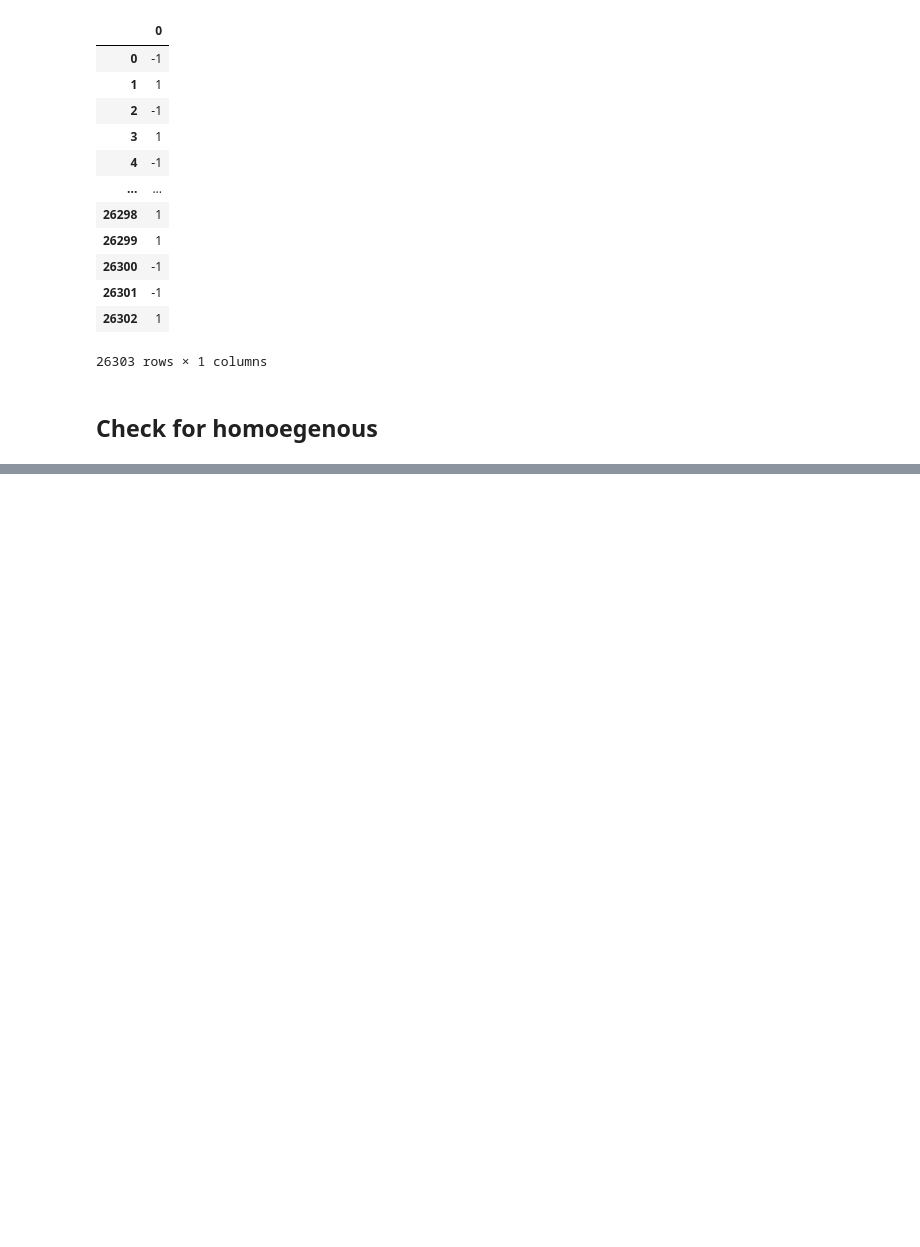
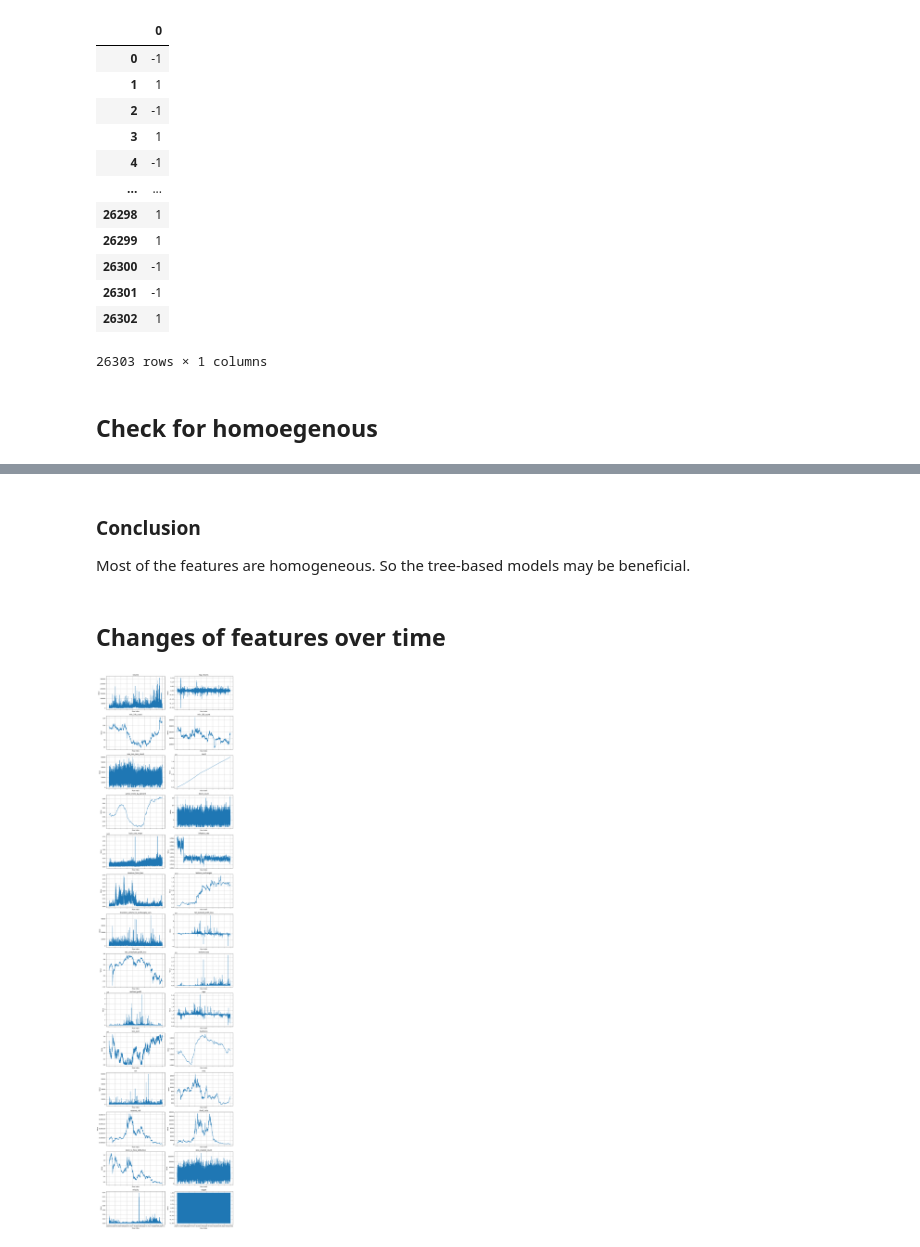
Before and after one commit to NKHon831/CryptoPi, a Jupyter notebook: notebook/debug.ipynb, the cells around one changed output, grey strips where cells are left out. Saved outputs shown, nothing was run; the diff lists cells and outputs as text; code cells hidden in the pictures; blank space fills up the shorter version.

```diff
--- a/notebook/debug.ipynb
+++ b/notebook/debug.ipynb
@@ -68,6 +81,8 @@ Y
 | 26301 | -1 |
 | 26302 | 1 |
 26303 rows × 1 columns
+# %%
+df["target"] = np.where(df["log_returns"] > 0, 1, -1)
 # %% [markdown]
 ## Check for homoegenous
 # %%
@@ -119,0 +131,27 @@ Skipping 'velocity' due to low variance in one of the classes.
+# %% [markdown]
+### **Conclusion**
+Most of the features are homogeneous. So the tree-based models may be beneficial.
+# %% [markdown]
+## Changes of features over time
+# %%
+def plot_features_over_index(df, features, n_cols=2, figsize=(14, 4)):
+    n_rows = (len(features) + n_cols - 1) // n_cols
+    fig, axes = plt.subplots(n_rows, n_cols, figsize=(figsize[0], figsize[1]*n_rows), sharex=True)
+    axes = axes.flatten()
+
+    for i, feature in enumerate(features):
+        axes[i].plot(df.index, df[feature], label=feature)
+        axes[i].set_title(feature)
+        axes[i].set_xlabel("Row Index")
+        axes[i].set_ylabel("Value")
+        axes[i].grid(True)
+
+    for j in range(i+1, len(axes)):
+        fig.delaxes(axes[j])
+
+    plt.tight_layout()
+    plt.show()
+# %%
+plot_features_over_index(df, df.columns)
+# %% [output]
+[figure, added]
```
Also changed, not shown: parts of 3 cells of this notebook, 1 other file.
